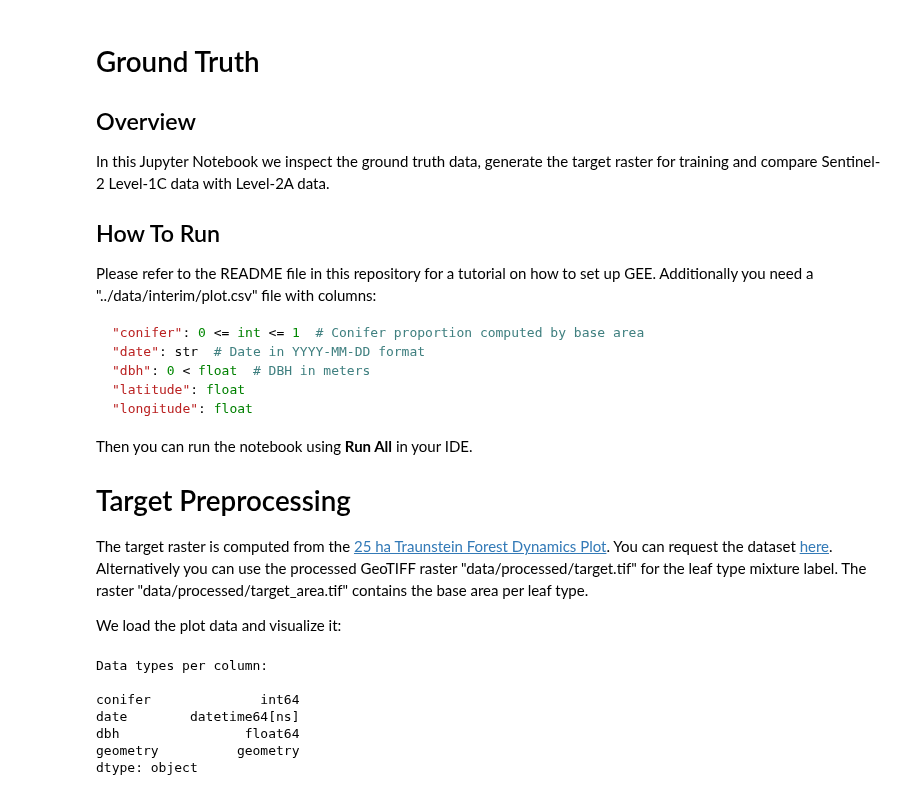
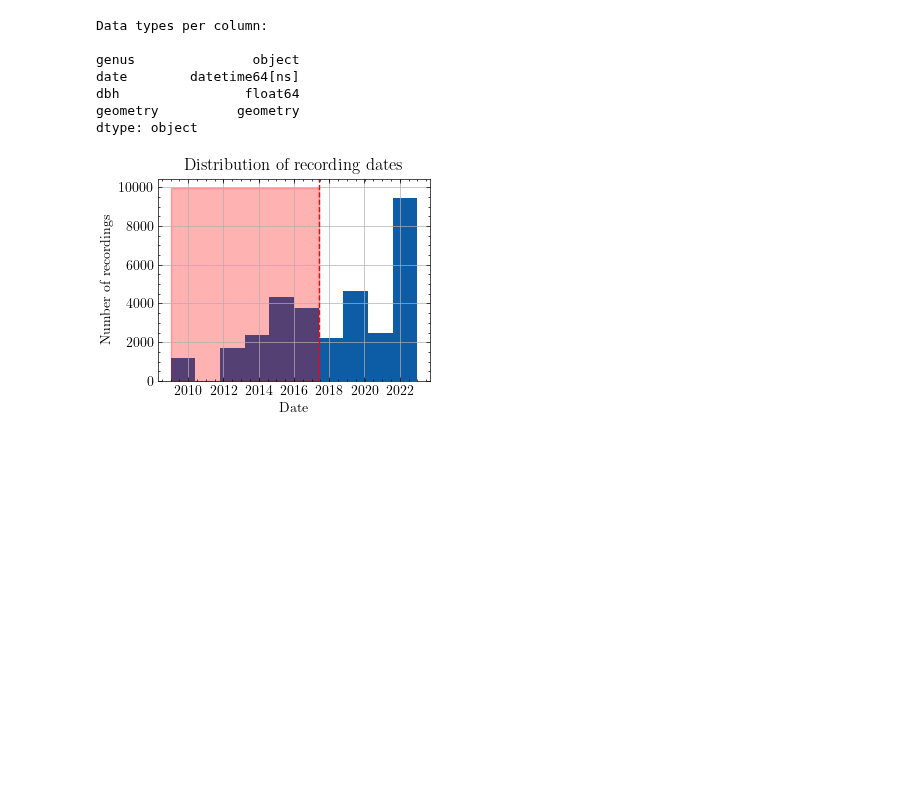
Before and after one commit to Lumcoin/leaf-type-mixture, a Jupyter notebook: notebooks/0-ground-truth.ipynb, the cells around one changed output. Cells and saved outputs as stored; diff of their text form; code cells hidden in the pictures; blank space fills up the shorter version.

````diff
--- a/notebooks/0-ground-truth.ipynb
+++ b/notebooks/0-ground-truth.ipynb
@@ -1,33 +1,15 @@
-# %% [markdown]
-# Ground Truth
-
-## Overview
-In this Jupyter Notebook we inspect the ground truth data, generate the target raster for training and compare Sentinel-2 Level-1C data with Level-2A data.
-
-## How To Run
-Please refer to the README file in this repository for a tutorial on how to set up GEE. Additionally you need a "../data/interim/plot.csv" file with columns:
-```python
-"conifer": 0 <= int <= 1  # Conifer proportion computed by base area
-"date": str  # Date in YYYY-MM-DD format
-"dbh": 0 < float  # DBH in meters
-"latitude": float
-"longitude": float
-```
-Then you can run the notebook using **Run All** in your IDE.
-
-# Target Preprocessing
-The target raster is computed from the [25 ha Traunstein Forest Dynamics Plot](https://forestgeo.si.edu/sites/europe/traunstein). You can request the dataset [here](http://ctfs.si.edu/datarequest/index.php/request/form/31). Alternatively you can use the processed GeoTIFF raster "data/processed/target.tif" for the leaf type mixture label. The raster "data/processed/target_area.tif" contains the base area per leaf type.
-
-We load the plot data and visualize it:
 # %%
 # Load the data and convert it to a GeoDataFrame
+from pathlib import Path
+
+import geopandas as gpd
 import pandas as pd
-import geopandas as gpd
 
-df = pd.read_csv("../data/interim/plot.csv", parse_dates=["date"])
+example_path = Path("../data/interim/train/95.csv")
+example = pd.read_csv(example_path, parse_dates=["date"])
 
-data = df.drop(["longitude", "latitude"], axis=1)
-geometry = gpd.points_from_xy(df["longitude"], df["latitude"])
+data = example.drop(["longitude", "latitude"], axis=1)
+geometry = gpd.points_from_xy(example["longitude"], example["latitude"])
 gdf = gpd.GeoDataFrame(data, crs="EPSG:4326", geometry=geometry)
 
 gdf = gdf.to_crs("EPSG:32633")
@@ -37,8 +19,38 @@ print(gdf.dtypes)
 # %% [output]
 Data types per column:
 
-conifer              int64
+genus               object
 date        datetime64[ns]
 dbh                float64
 geometry          geometry
 dtype: object
+# %%
+# Plot the distribution of the recording dates
+import matplotlib.pyplot as plt
+import pandas as pd
+import scienceplots  # noqa: F401
+from tqdm.notebook import tqdm
+
+plt.style.use("science")
+
+csv_paths = list(Path("../data/interim/train/").glob("*.csv"))
+dates = []
+for path in tqdm(csv_paths):
+    example = pd.read_csv(path, parse_dates=["date"])
+    dates.extend(example["date"])
+
+ax = pd.DataFrame(dates).hist()
+
+plt.title("Distribution of recording dates")
+plt.xlabel("Date")
+plt.ylabel("Number of recordings")
+
+plt.fill_betweenx(
+    ax[0, 0].get_ylim(), pd.Timestamp("2017-06-01"), min(dates), color="red", alpha=0.3
+)
+plt.axvline(pd.Timestamp("2017-06-01"), color="red", linestyle="--")
+plt.show()
+
+dates = sum(date < pd.Timestamp("2017-06-01") for date in dates) / len(dates)
+# %% [output]
+[figure, added]
````
Also changed, not shown: parts of 12 cells of this notebook, 56 other files.
